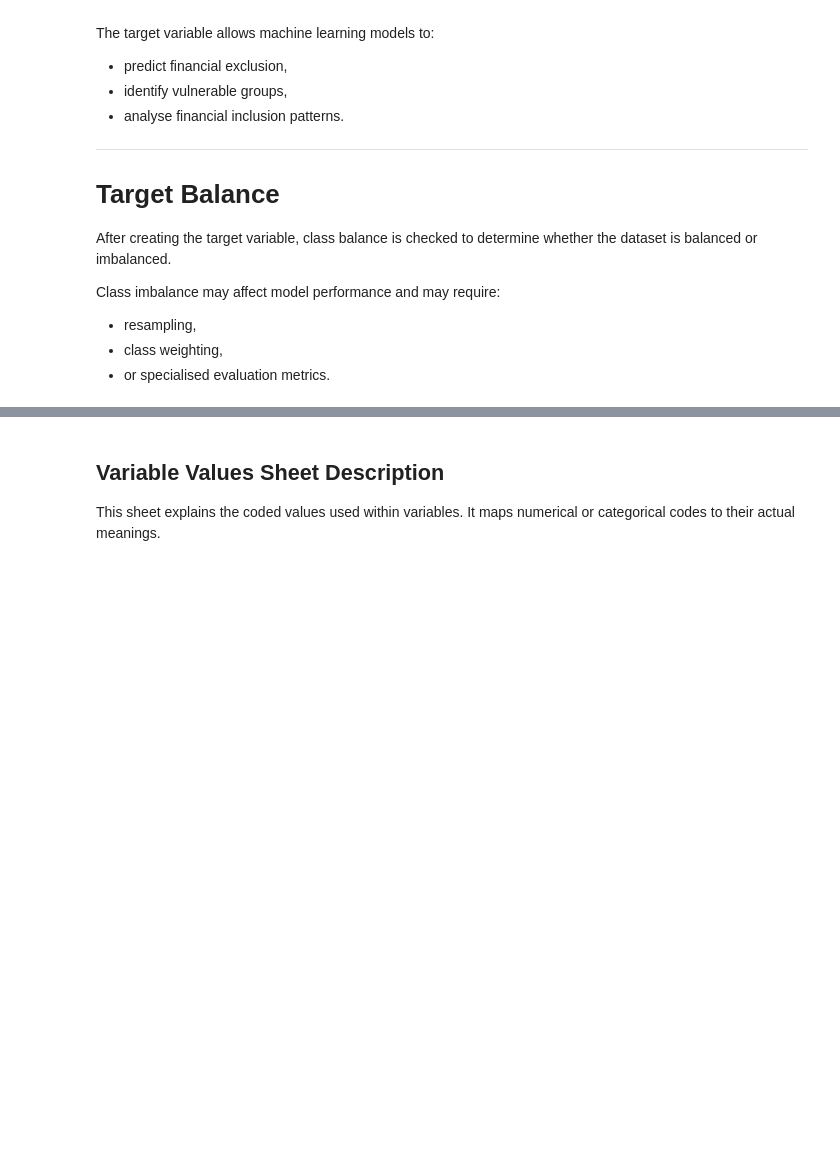
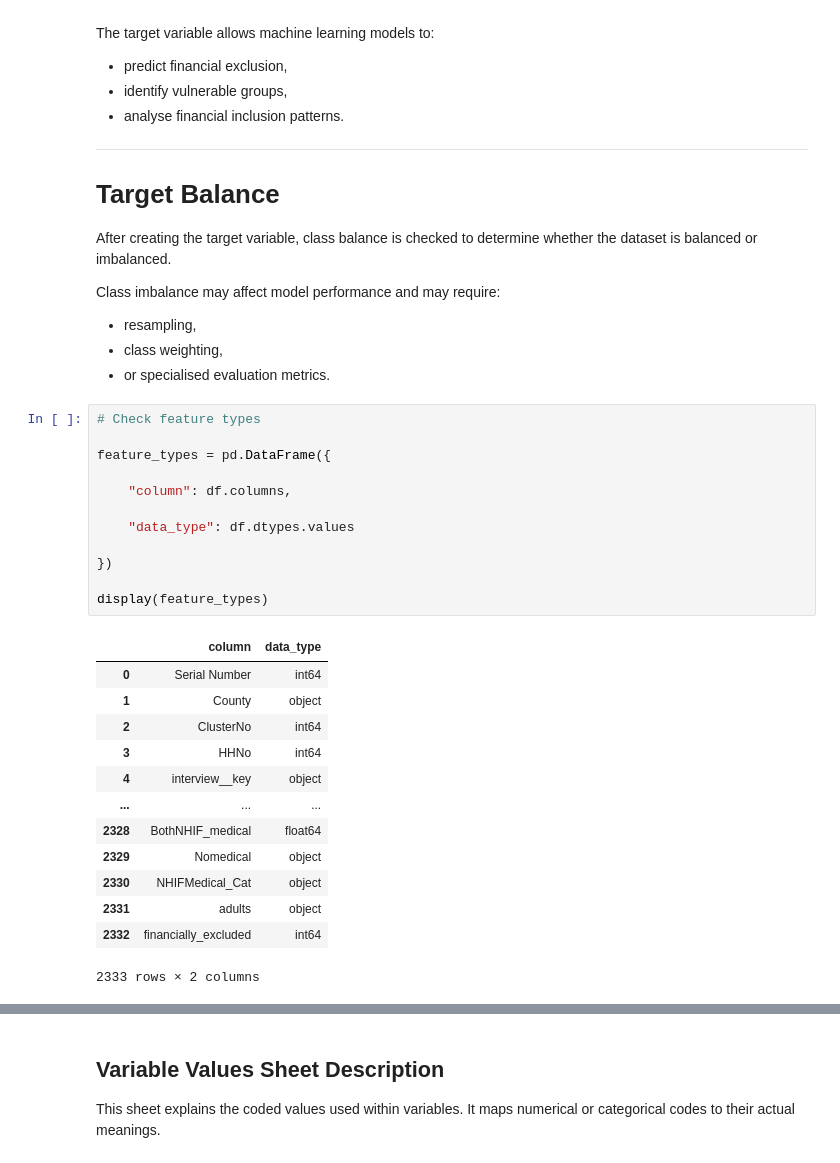
Before and after one commit to ChairoSolutions/Kenya-financial-inclusion-risk, a Jupyter notebook: notebooks/01_data _understanding.ipynb, the cells around one changed output, grey strips where cells are left out. Cells and saved outputs as stored; diff of their text form; blank space fills up the shorter version.

```diff
--- a/notebooks/01_data _understanding.ipynb
+++ b/notebooks/01_data _understanding.ipynb
@@ -340,3 +340,29 @@ Class imbalance may affect model performance and may require:
 - resampling,
 - class weighting,
 - or specialised evaluation metrics.
+# %%
+# Check feature types
+
+feature_types = pd.DataFrame({
+
+    "column": df.columns,
+
+    "data_type": df.dtypes.values
+
+})
+
+display(feature_types)
+# %% [output]
+|  | column | data_type |
+| 0 | Serial Number | int64 |
+| 1 | County | object |
+| 2 | ClusterNo | int64 |
+| 3 | HHNo | int64 |
+| 4 | interview__key | object |
+| ... | ... | ... |
+| 2328 | BothNHIF_medical | float64 |
+| 2329 | Nomedical | object |
+| 2330 | NHIFMedical_Cat | object |
+| 2331 | adults | object |
+| 2332 | financially_excluded | int64 |
+2333 rows × 2 columns
```
Also changed, not shown: parts of 5 cells of this notebook, 1 other file.
